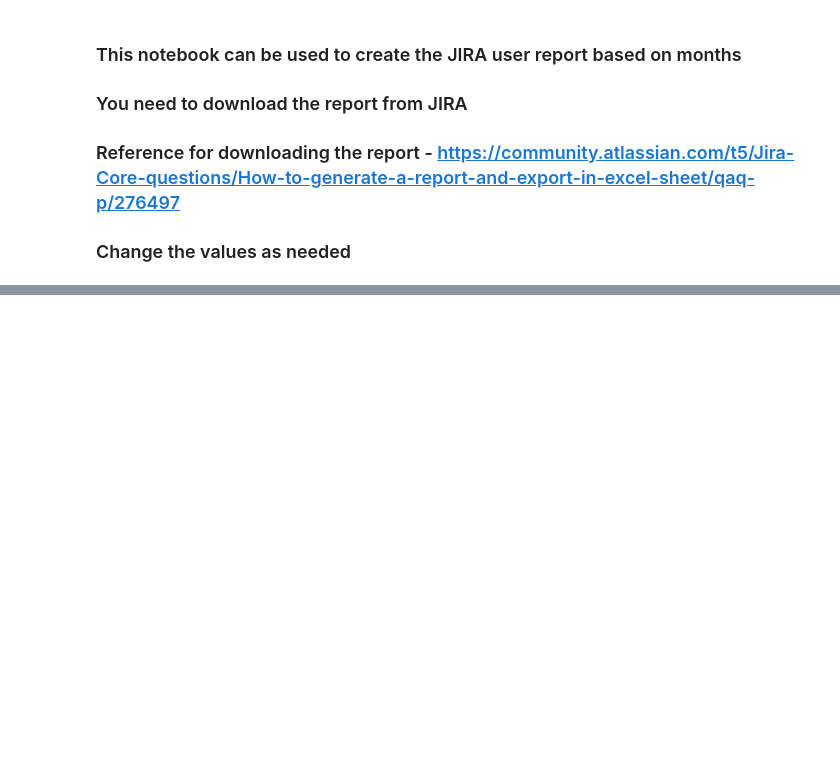
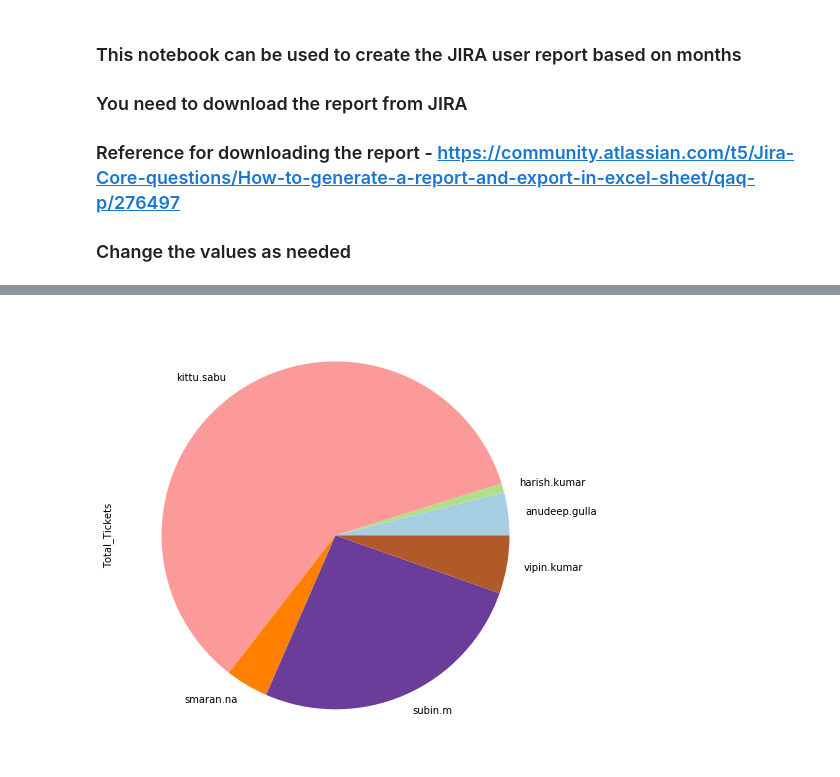
Before and after one commit to vipink1203/Jupyter-notebooks, a Jupyter notebook: Jira/Jira_User_Report.ipynb, the cells around one changed output, grey strips where cells are left out. Cells and saved outputs as stored; diff of their text form; code cells hidden in the pictures; blank space fills up the shorter version.

```diff
--- a/Jira/Jira_User_Report.ipynb
+++ b/Jira/Jira_User_Report.ipynb
@@ -36,0 +110,9 @@ writer = pd.ExcelWriter(path, engine = 'xlsxwriter')
+# %%
+%matplotlib inline
+chart = df2.groupby(['Assignee'])['Total_Tickets'].sum().plot(
+    kind='pie',
+    figsize=(12,8),
+    colormap='Paired'
+)
+# %% [output]
+[figure, added]
```
Also changed, not shown: parts of 19 cells of this notebook.
